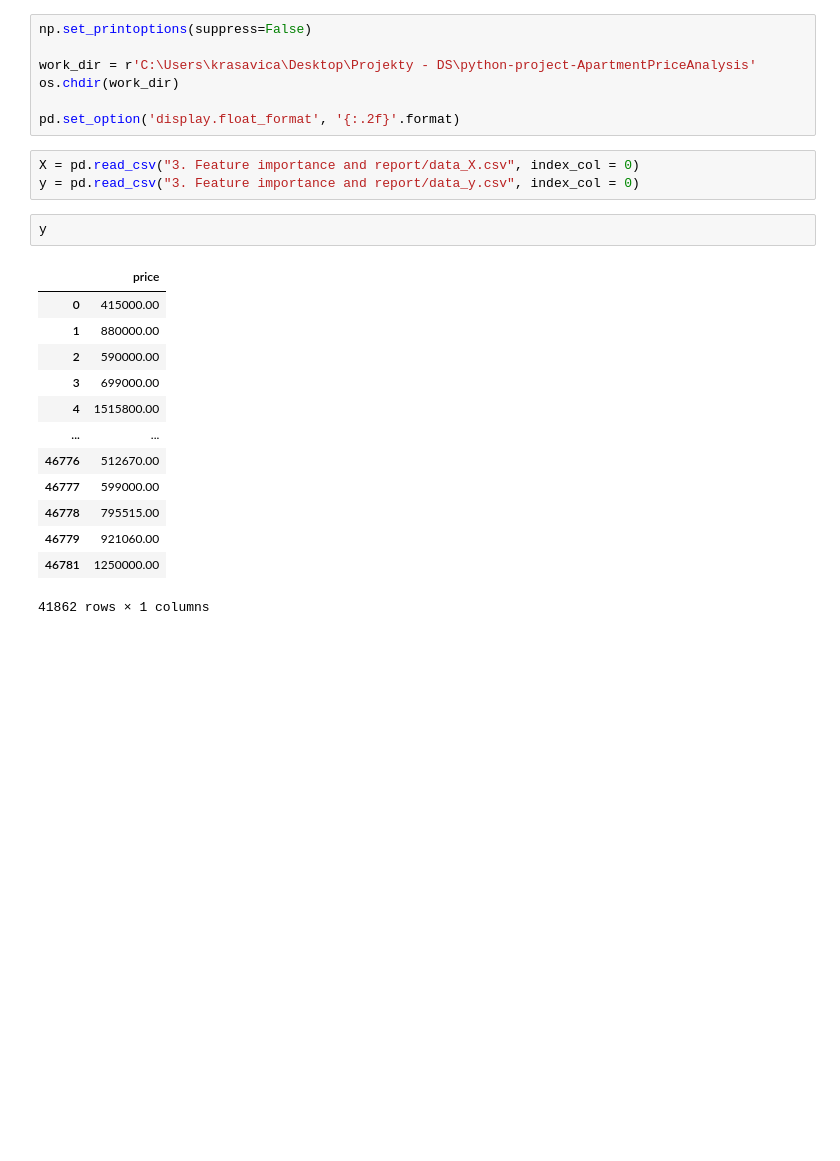
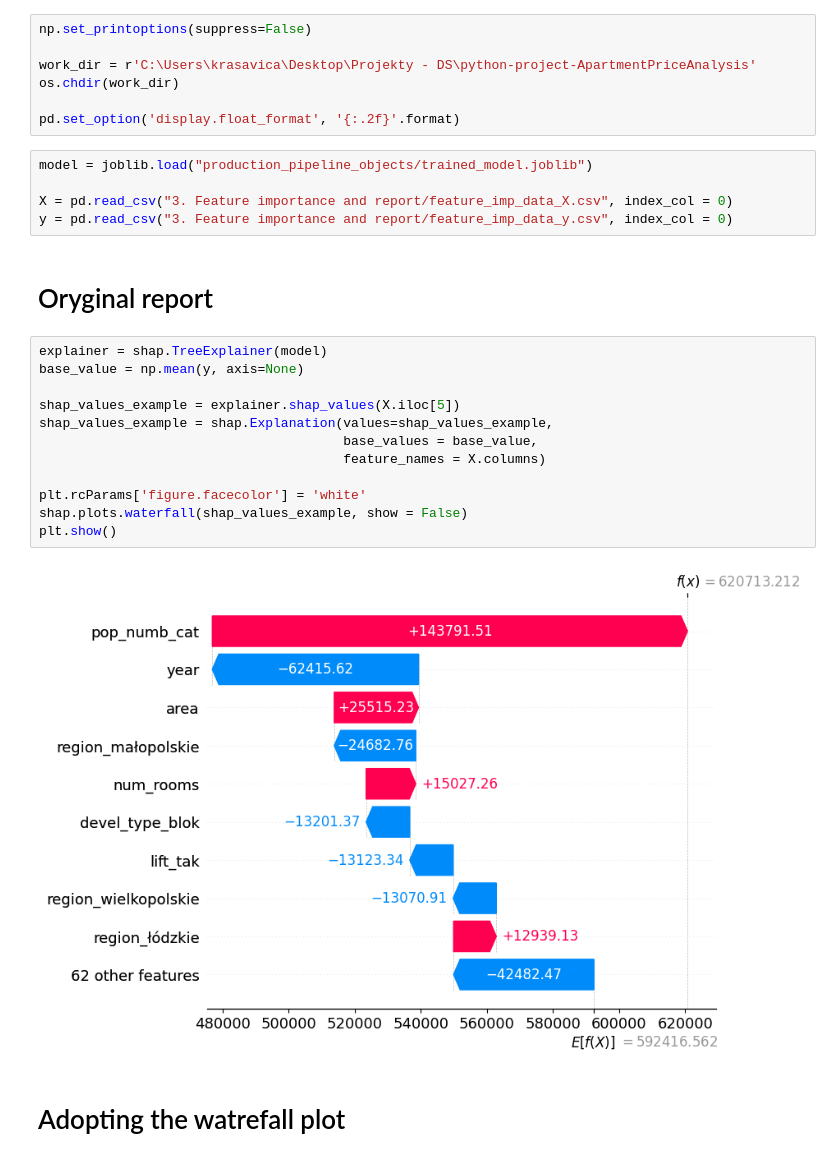
Before and after one commit to anna-teterina/python-project-ApartmentPriceAnalysis, a Jupyter notebook: 3. Feature importance and report/feature_importance_report.ipynb, the cells around one changed output. Cells and saved outputs as stored; diff of their text form; blank space fills up the shorter version.

Commit message:
report creating

```diff
--- a/3. Feature importance and report/feature_importance_report.ipynb
+++ b/3. Feature importance and report/feature_importance_report.ipynb
@@ -24,21 +28,25 @@ os.chdir(work_dir)
 
 pd.set_option('display.float_format', '{:.2f}'.format)
 # %%
-X = pd.read_csv("3. Feature importance and report/data_X.csv", index_col = 0)
-y = pd.read_csv("3. Feature importance and report/data_y.csv", index_col = 0)
+model = joblib.load("production_pipeline_objects/trained_model.joblib")
+
+X = pd.read_csv("3. Feature importance and report/feature_imp_data_X.csv", index_col = 0)
+y = pd.read_csv("3. Feature importance and report/feature_imp_data_y.csv", index_col = 0)
-# %%
-y
-# %% [output]
-|  | price |
-| 0 | 415000.00 |
-| 1 | 880000.00 |
-| 2 | 590000.00 |
-| 3 | 699000.00 |
-| 4 | 1515800.00 |
-| ... | ... |
-| 46776 | 512670.00 |
-| 46777 | 599000.00 |
-| 46778 | 795515.00 |
-| 46779 | 921060.00 |
-| 46781 | 1250000.00 |
-41862 rows × 1 columns
+# %% [markdown]
+# Oryginal report
+# %%
+explainer = shap.TreeExplainer(model)
+base_value = np.mean(y, axis=None)
+
+shap_values_example = explainer.shap_values(X.iloc[5])
+shap_values_example = shap.Explanation(values=shap_values_example,
+                                       base_values = base_value,
+                                       feature_names = X.columns)
+
+plt.rcParams['figure.facecolor'] = 'white'
+shap.plots.waterfall(shap_values_example, show = False)
+plt.show()
+# %% [output]
+[figure, added]
+# %% [markdown]
+# Adopting the watrefall plot
```
Also changed, not shown: parts of 13 cells of this notebook, 5 other files.
